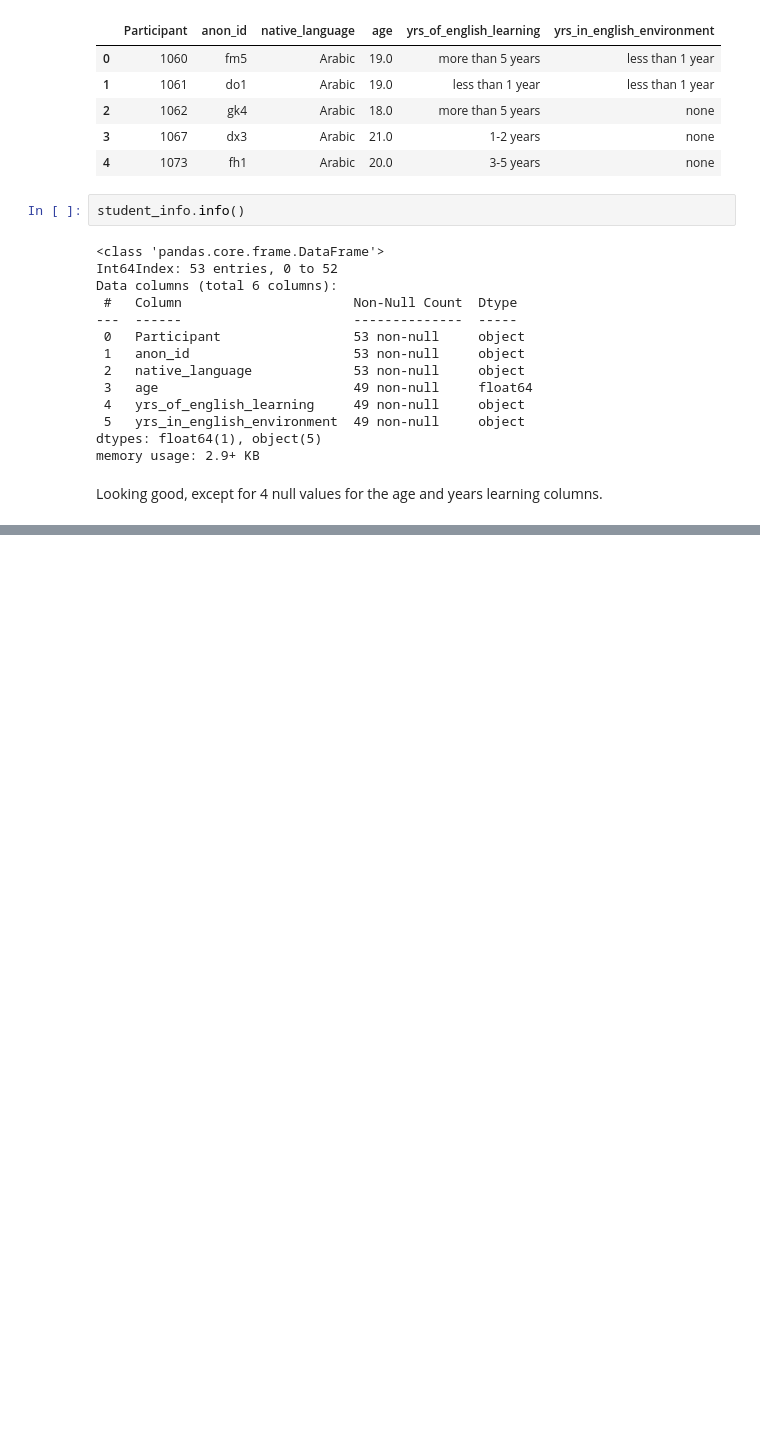
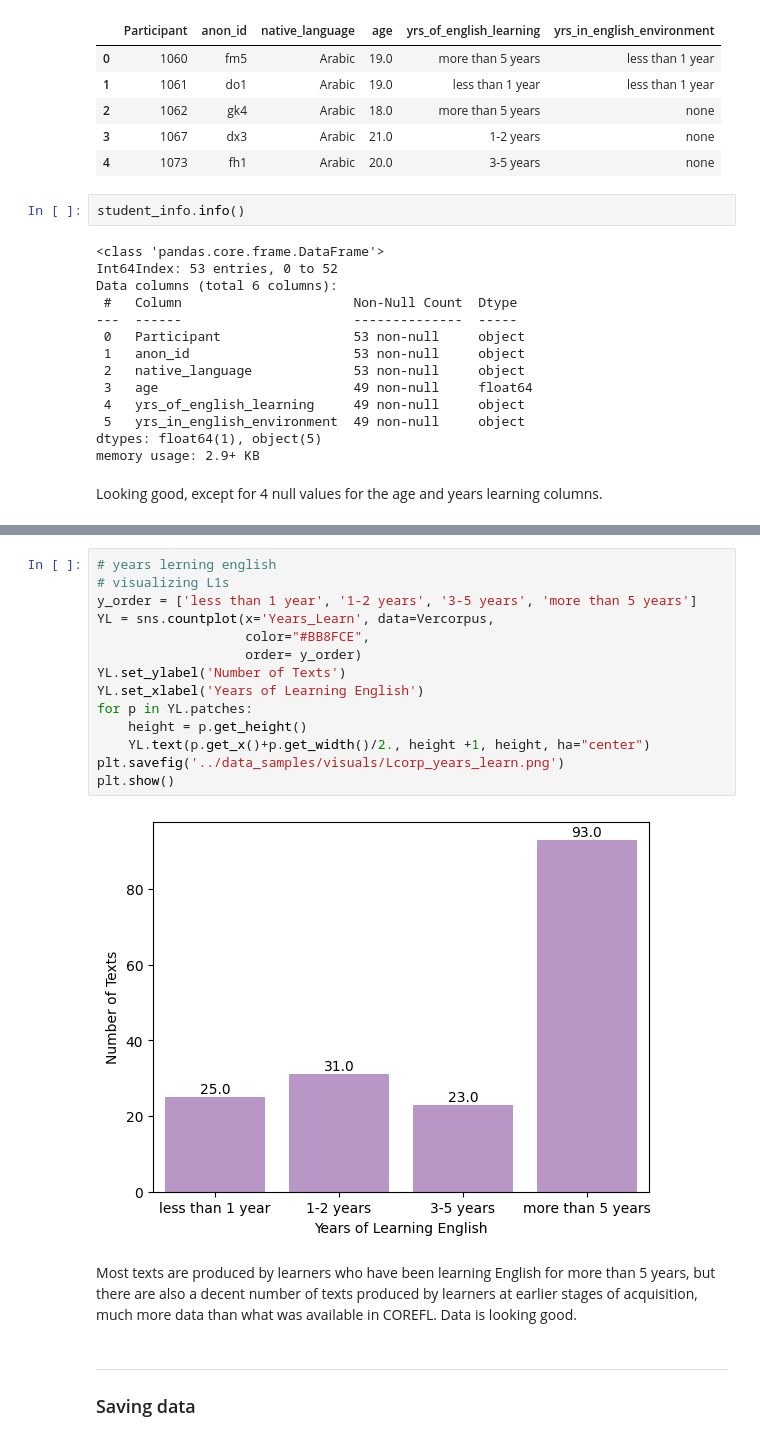
Before and after one commit to Data-Science-for-Linguists-2023/Morpheme-Acquisition-Analysis, a Jupyter notebook: notebooks/data_curation_cont.ipynb, the cells around one changed output, grey strips where cells are left out. Drawn from its saved outputs; the diff is of its cells as text; blank space fills up the shorter version.

```diff
--- a/notebooks/data_curation_cont.ipynb
+++ b/notebooks/data_curation_cont.ipynb
@@ -345,0 +453,21 @@ Next up...
+# %%
+# years lerning english
+# visualizing L1s
+y_order = ['less than 1 year', '1-2 years', '3-5 years', 'more than 5 years']
+YL = sns.countplot(x='Years_Learn', data=Vercorpus,
+                   color="#BB8FCE",
+                   order= y_order)
+YL.set_ylabel('Number of Texts')
+YL.set_xlabel('Years of Learning English')
+for p in YL.patches:
+    height = p.get_height()
+    YL.text(p.get_x()+p.get_width()/2., height +1, height, ha="center")
+plt.savefig('../data_samples/visuals/Lcorp_years_learn.png')
+plt.show()
+# %% [output]
+[figure, added]
+# %% [markdown]
+Most texts are produced by learners who have been learning English for more than 5 years, but there are also a decent number of texts produced by learners at earlier stages of acquisition, much more data than what was available in COREFL. Data is looking good.
+# %% [markdown]
+---
+### Saving data
```
Also changed, not shown: parts of 19 cells of this notebook.
